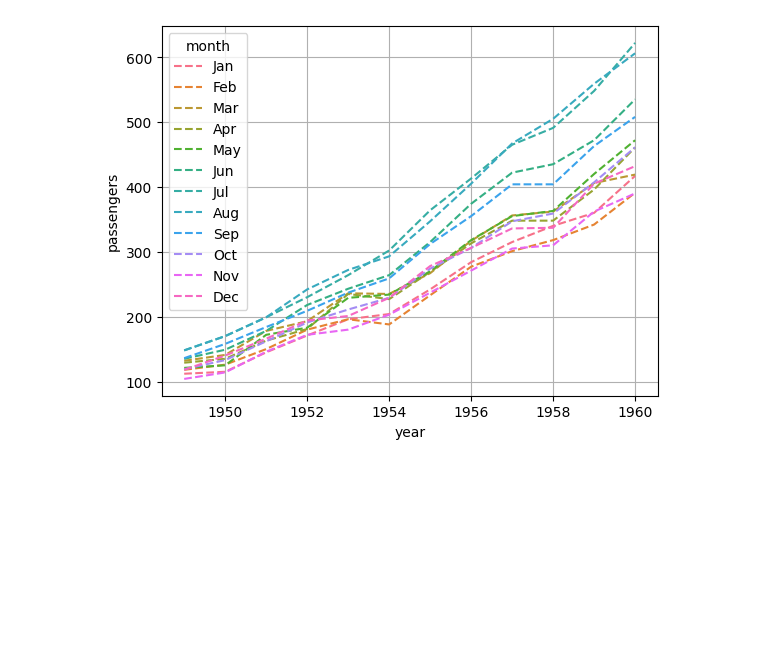
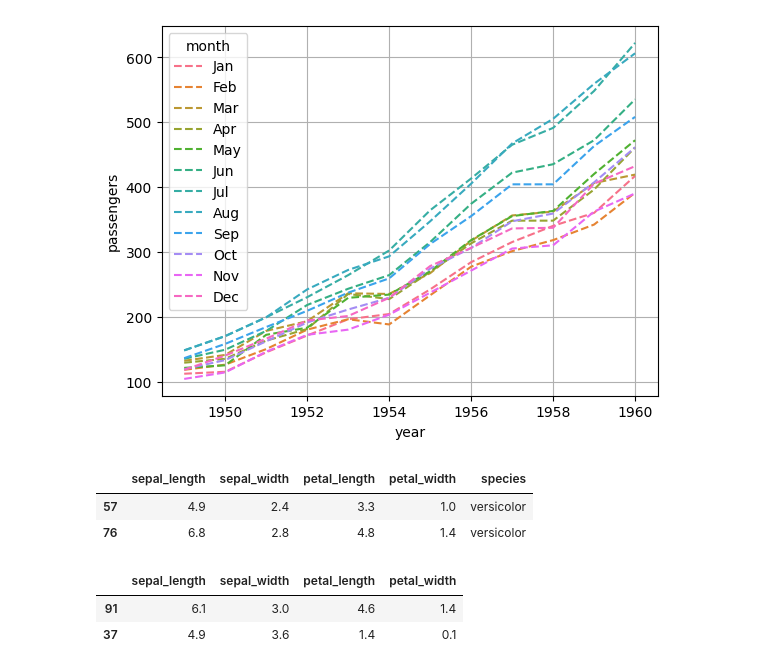
Before and after one commit to Maddox24425/Summer-Training, a Jupyter notebook: Day_14/Day_14.ipynb, the cells around one changed output. Saved outputs shown, nothing was run; the diff lists cells and outputs as text; code cells hidden in the pictures; blank space fills up the shorter version.

```diff
--- a/Day_14/Day_14.ipynb
+++ b/Day_14/Day_14.ipynb
@@ -165,3 +165,16 @@ sns.lineplot(data=df_flight, x='year', y='passengers', hue='month', linestyle=('
 plt.grid()
 # %% [output]
 [figure]
+# %%
+df_iris=sns.load_dataset('iris')
+display(df_iris.sample(2))
+#Can't take string, only numbers. so we'll remove the 'species' column
+df_iris2=df_iris.iloc[:,:-1]
+display(df_iris2.sample(2))
+# %% [output]
+|  | sepal_length | sepal_width | petal_length | petal_width | species |
+| 57 | 4.9 | 2.4 | 3.3 | 1.0 | versicolor |
+| 76 | 6.8 | 2.8 | 4.8 | 1.4 | versicolor |
+|  | sepal_length | sepal_width | petal_length | petal_width |
+| 91 | 6.1 | 3.0 | 4.6 | 1.4 |
+| 37 | 4.9 | 3.6 | 1.4 | 0.1 |
```
Also changed, not shown: parts of 9 cells of this notebook.
